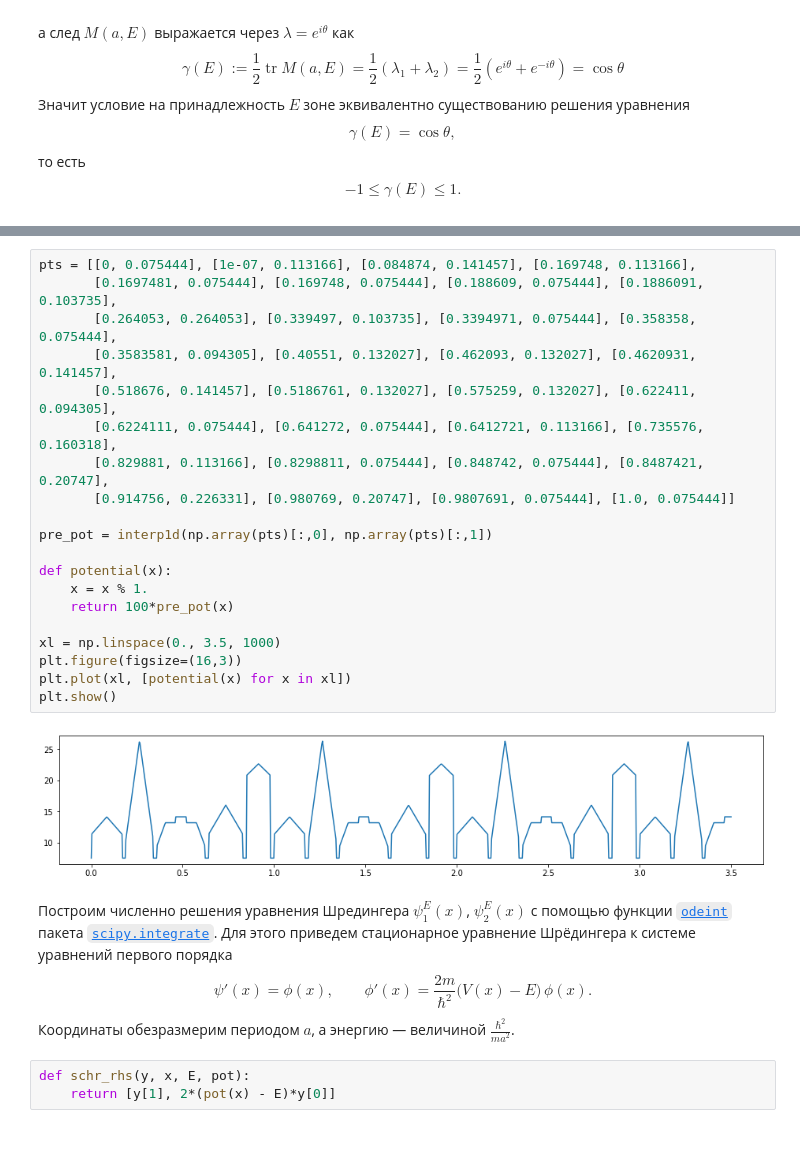
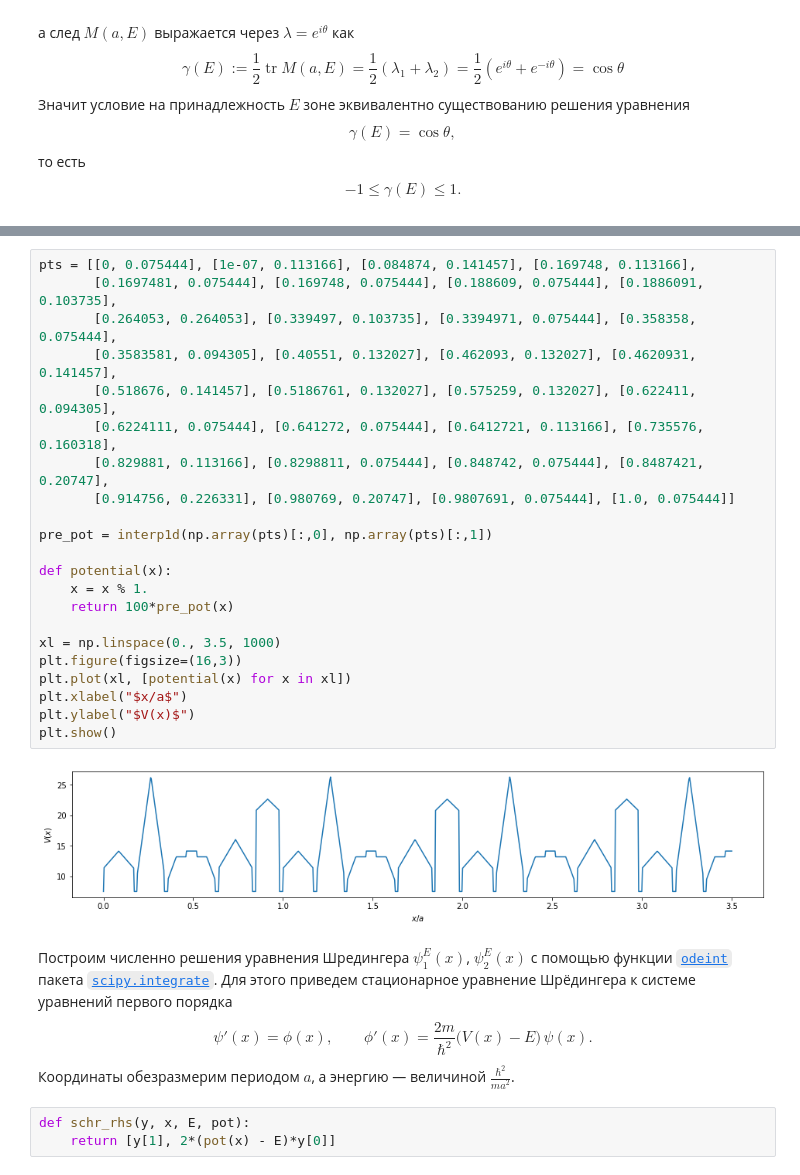
Before and after one commit to kolganovn/bloch, a Jupyter notebook: bloch.ipynb, the cells around one changed output, grey strips where cells are left out. Cells and saved outputs as stored; diff of their text form; blank space fills up the shorter version.

```diff
--- a/bloch.ipynb
+++ b/bloch.ipynb
@@ -83,31 +83,33 @@ $$
 # %%
 pts = [[0, 0.075444], [1e-07, 0.113166], [0.084874, 0.141457], [0.169748, 0.113166],
        [0.1697481, 0.075444], [0.169748, 0.075444], [0.188609, 0.075444], [0.1886091, 0.103735],
        [0.264053, 0.264053], [0.339497, 0.103735], [0.3394971, 0.075444], [0.358358, 0.075444],
        [0.3583581, 0.094305], [0.40551, 0.132027], [0.462093, 0.132027], [0.4620931, 0.141457],
        [0.518676, 0.141457], [0.5186761, 0.132027], [0.575259, 0.132027], [0.622411, 0.094305],
        [0.6224111, 0.075444], [0.641272, 0.075444], [0.6412721, 0.113166], [0.735576, 0.160318],
        [0.829881, 0.113166], [0.8298811, 0.075444], [0.848742, 0.075444], [0.8487421, 0.20747],
        [0.914756, 0.226331], [0.980769, 0.20747], [0.9807691, 0.075444], [1.0, 0.075444]]
 
 pre_pot = interp1d(np.array(pts)[:,0], np.array(pts)[:,1])
 
 def potential(x):
     x = x % 1.
     return 100*pre_pot(x)
 
 xl = np.linspace(0., 3.5, 1000)
 plt.figure(figsize=(16,3))
 plt.plot(xl, [potential(x) for x in xl])
+plt.xlabel("$x/a$")
+plt.ylabel("$V(x)$")
 plt.show()
 # %% [output]
-[figure, old version]
+[figure, new version]
 # %% [markdown]
 Построим численно решения уравнения Шредингера $\psi_1^E(x)$, $\psi_2^E(x)$ с помощью функции [`odeint`](https://docs.scipy.org/doc/scipy/reference/generated/scipy.integrate.odeint.html) пакета [`scipy.integrate`](https://docs.scipy.org/doc/scipy/reference/integrate.html).
 Для этого приведем стационарное уравнение Шрёдингера к системе уравнений первого порядка
 $$
     \psi'(x) = \phi(x),\qquad
-    \phi'(x) = \frac{2m}{\hbar^2}\bigl(V(x)-E\bigr) \, \phi(x).
+    \phi'(x) = \frac{2m}{\hbar^2}\bigl(V(x)-E\bigr) \, \psi(x).
 $$
 Координаты обезразмерим периодом $a$, а энергию &mdash; величиной $\frac{\hbar^2}{m a^2}$.
 # %%
```
Also changed, not shown: parts of 1 cell of this notebook.
